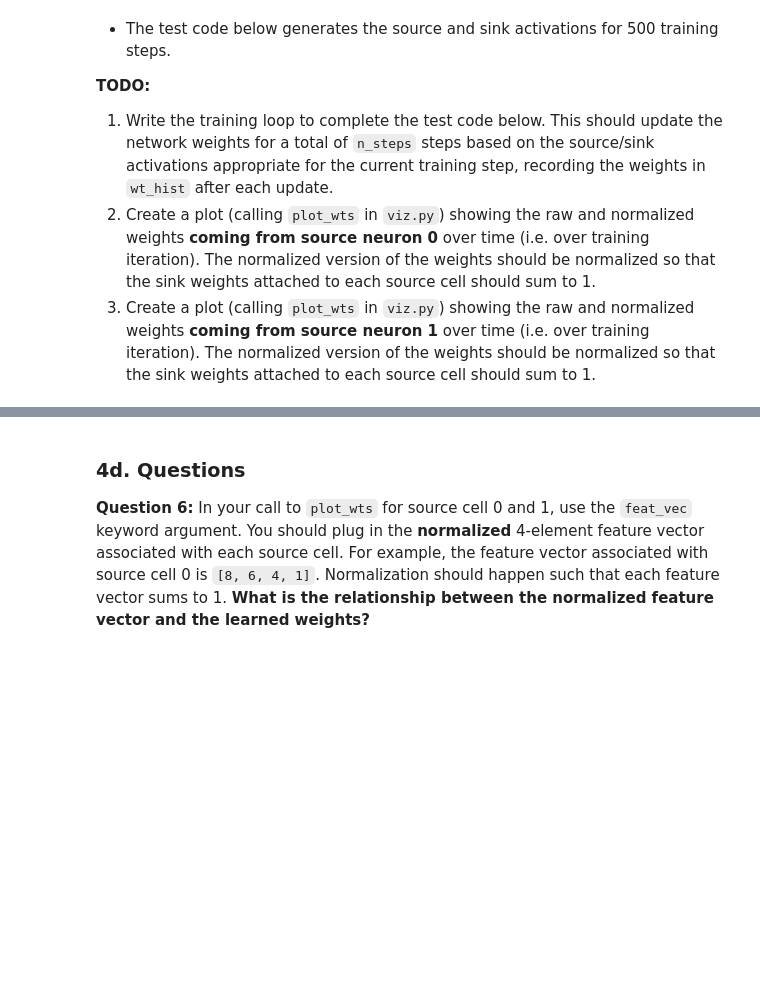
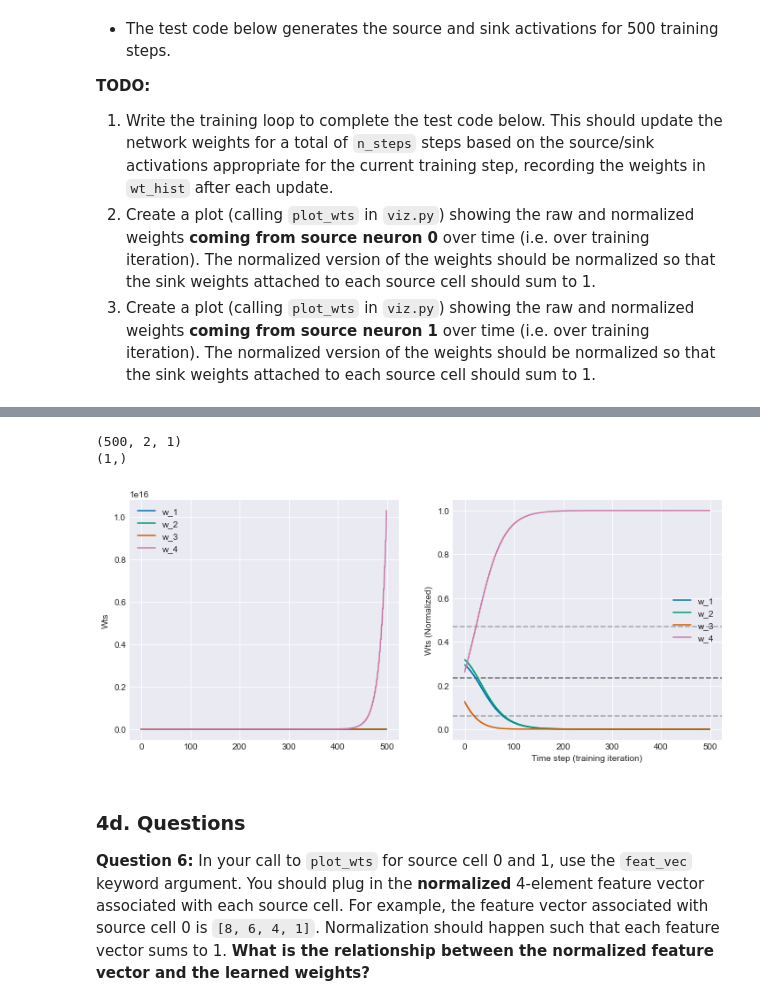
Before and after one commit to mqwen24/CS443_Projects, a Jupyter notebook: p3/outstar_learning.ipynb, the cells around one changed output, grey strips where cells are left out. Cells and saved outputs as stored; diff of their text form; code cells hidden in the pictures; blank space fills up the shorter version.

```diff
--- a/p3/outstar_learning.ipynb
+++ b/p3/outstar_learning.ipynb
@@ -562,3 +656,12 @@ wt_hist = np.zeros(np.hstack([n_steps, wt_shape]))
+# %%
+wts_norm = normalize(wt_hist, axis=2)
+
+feat_vec = normalize([4, 4, 1, 8], axis=0)
+plot_wts(wts = wt_hist, wts_norm = wts_norm, src_wt_ind=1, feat_vec=feat_vec)
+# %% [output]
+(500, 2, 1)
+(1,)
+[figure, added]
 # %% [markdown]
 ### 4d. Questions
 
```
Also changed, not shown: parts of 13 cells of this notebook, 7 other files.
